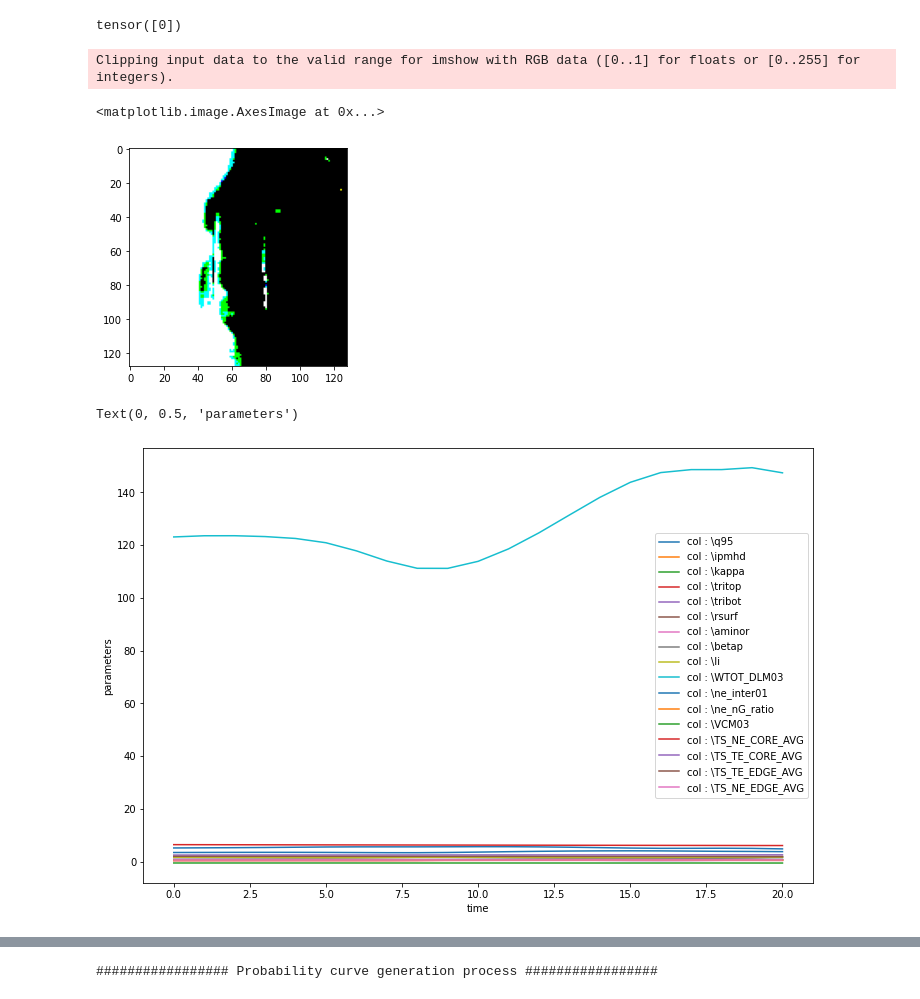
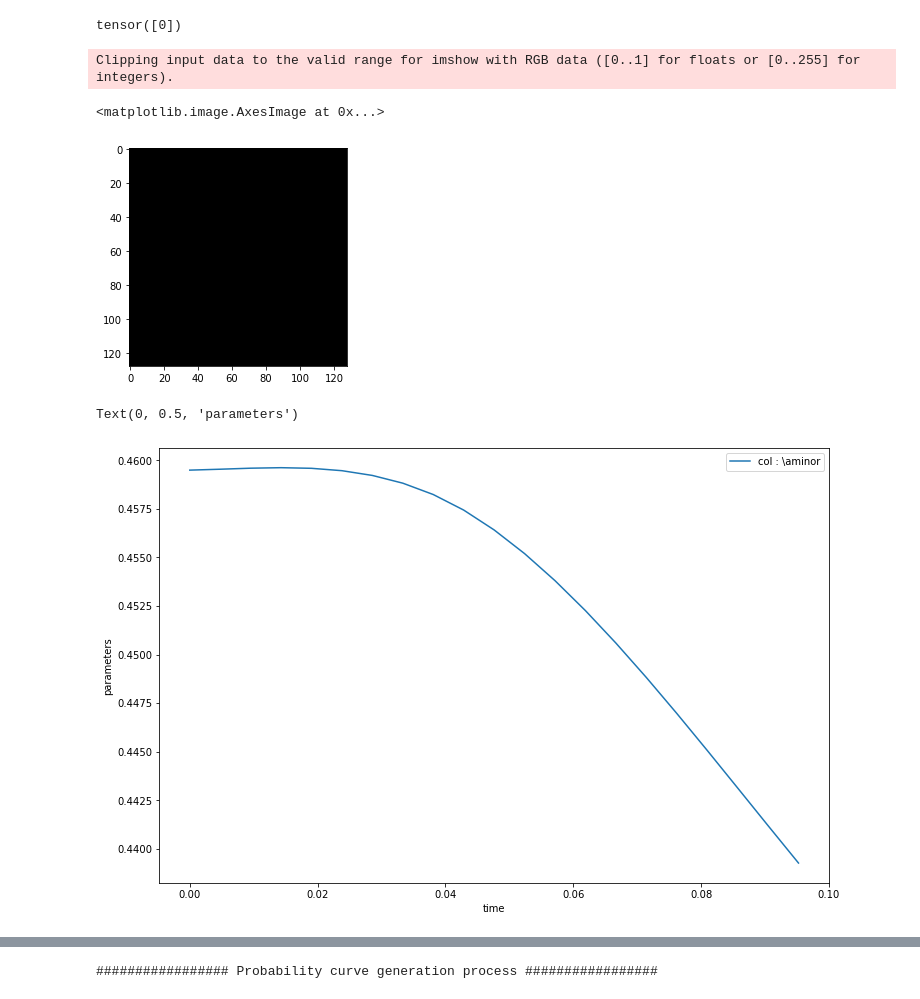
Before and after one commit to ZINZINBIN/Disruption-Prediciton-based-on-Multimodal-Deep-Learning, a Jupyter notebook: analysis/analysis_multi_modal_data.ipynb, the cells around one changed output, grey strips where cells are left out. Cells and saved outputs as stored; diff of their text form; code cells hidden in the pictures.

Commit message:
update multimodaldataset and code structures

```diff
--- a/analysis/analysis_multi_modal_data.ipynb
+++ b/analysis/analysis_multi_modal_data.ipynb
@@ -91,9 +31,13 @@ ts_filepath = "./dataset/KSTAR_Disruption_ts_data_5ms.csv"
 (shot_train, ts_train), (shot_valid, ts_valid), (shot_test, ts_test), scaler = preparing_multi_data(root_dir, ts_filepath, ts_cols, scaler = 'Robust', test_shot = 21310)
 kstar_shot_list = pd.read_csv('./dataset/KSTAR_Disruption_Shot_List_extend.csv', encoding = "euc-kr")
 # %%
-train_data = MultiModalDataset2(shot_train, kstar_shot_list, ts_train, ts_cols, augmentation=True, augmentation_args=None, crop_size=128, seq_len = 21, dist = 3, dt = 1 / 210, scaler = scaler, tau = 4)
-valid_data = MultiModalDataset2(shot_valid, kstar_shot_list, ts_valid, ts_cols, augmentation=False, augmentation_args=None, crop_size=128, seq_len = 21, dist = 3, dt = 1 / 210, scaler = scaler, tau = 4)
-test_data = MultiModalDataset2(shot_test, kstar_shot_list, ts_test, ts_cols, augmentation=False, augmentation_args=None, crop_size=128, seq_len = 21, dist = 3, dt = 1 / 210, scaler = scaler, tau = 4)
+train_data = MultiModalDataset(shot_train, kstar_shot_list, ts_train, ts_cols, augmentation=False, augmentation_args=None, crop_size=128, seq_len = 21, dist = 3, dt = 1 / 210, scaler = scaler, tau = 1)
+valid_data = MultiModalDataset(shot_valid, kstar_shot_list, ts_valid, ts_cols, augmentation=False, augmentation_args=None, crop_size=128, seq_len = 21, dist = 3, dt = 1 / 210, scaler = scaler, tau = 1)
+test_data = MultiModalDataset(shot_test, kstar_shot_list, ts_test, ts_cols, augmentation=False, augmentation_args=None, crop_size=128, seq_len = 21, dist = 3, dt = 1 / 210, scaler = scaler, tau = 1)
+
+train_data.get_shot_num = True
+valid_data.get_shot_num = True
+test_data.get_shot_num = True
 
 print("================= Dataset information =================")
 print("train data : {}, disrupt : {}, non-disrupt : {}".format(train_data.__len__(), train_data.n_disrupt, train_data.n_normal))
@@ -125,9 +69,10 @@ test data : 2561, disrupt : 45, non-disrupt : 2516
 # %%
 from tqdm.auto import tqdm
 
-for idx, (sample_data, sample_target) in enumerate(tqdm(train_loader)):
+for idx, (sample_data, sample_target, sample_shot) in enumerate(tqdm(train_loader)):
     if sample_target == 0:
         break
 
 sample_video = sample_data['video']
 sample_0D = sample_data['0D']
+print("shot : ", sample_shot)
@@ -145,17 +108,24 @@ plt.imshow(sample_video[-1,:,:,:])
 # %% [output]
 Clipping input data to the valid range for imshow with RGB data ([0..1] for floats or [0..255] for integers).
 <matplotlib.image.AxesImage at 0x...>
-[figure, old version]
+[figure, new version]
+# %%
+from src.config import Config
+import numpy as np
+
+config = Config()
+ts_cols = config.input_features
+
+time_axis = np.arange(0, 21) * 1/210
+sample_0D = scaler.inverse_transform(sample_0D)
 # %%
 plt.figure(figsize = (12,8))
-
-sample_0D = scaler.inverse_transform(sample_0D)
-for idx in range(len(ts_cols)):
-    plt.plot(sample_0D[:,idx], label = "col : {}".format(ts_cols[idx]))
-
+# for idx in range(len(ts_cols)):
+idx = 6
+plt.plot(time_axis, sample_0D[:,idx], label = "col : {}".format(ts_cols[idx]))
 plt.legend()
 plt.xlabel("time")
 plt.ylabel("parameters")
 # %% [output]
 Text(0, 0.5, 'parameters')
-[figure, old version]
+[figure, new version]
```
Also changed, not shown: parts of 14 cells of this notebook, 15 other files.
